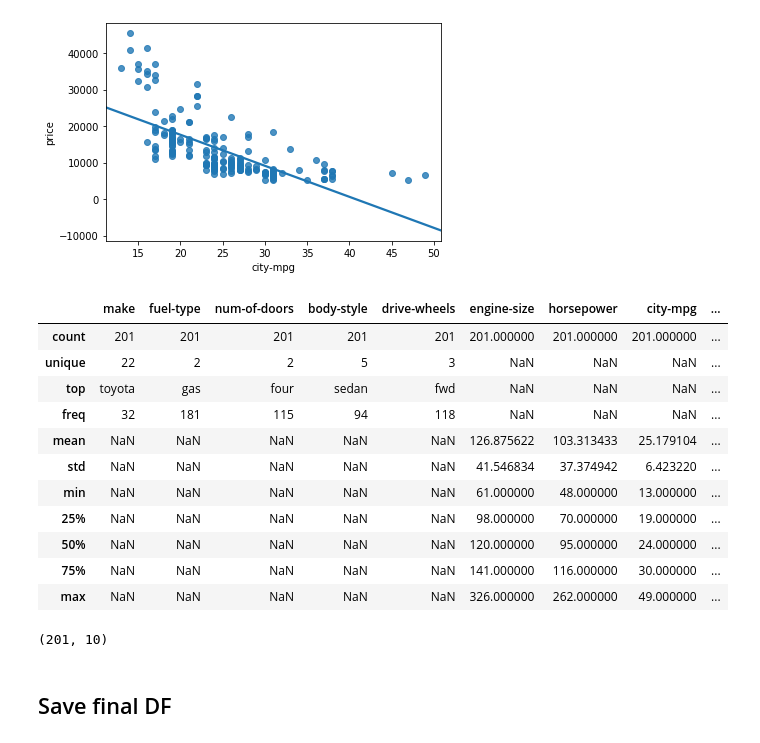
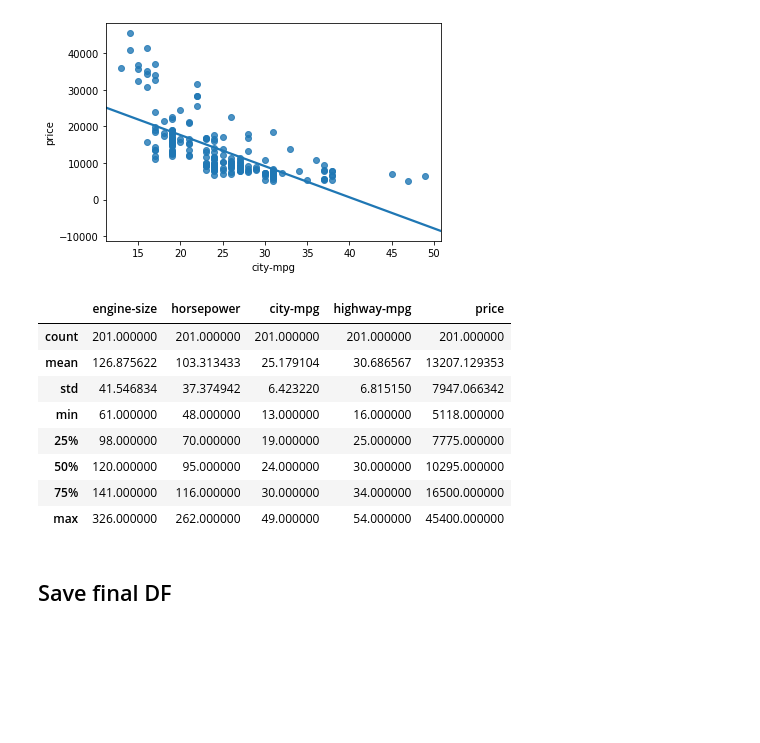
Before and after one commit to srikanthpragada/DS_01_OCT_2019, a Jupyter notebook: car/price_finder.ipynb, the cells around one changed output. Cells and saved outputs as stored; diff of their text form; code cells hidden in the pictures; blank space fills up the shorter version.

```diff
--- a/car/price_finder.ipynb
+++ b/car/price_finder.ipynb
@@ -360,6 +360,9 @@ cars['horsepower'] = cars['horsepower'].astype('float')
 # %%
 # Save 13-NOV
 cars.to_csv("cars_13_nov.csv",index=False)
+# %%
+## read from 13-nov
+cars = pd.read_csv("cars_13_nov.csv")
 # %%
 sns.heatmap(cars.corr(), annot=True)
 # %% [output]
@@ -405,24 +409,17 @@ sns.regplot(x ="city-mpg", y = 'price', data = cars, ci = False)
 <matplotlib.axes._subplots.AxesSubplot at 0x...>
 [figure]
 # %%
-cars.describe(include='all')
+cars.describe()
 # %% [output]
-|  | make | fuel-type | num-of-doors | body-style | drive-wheels | engine-size | horsepower | city-mpg | ... |
-| count | 201 | 201 | 201 | 201 | 201 | 201.000000 | 201.000000 | 201.000000 | ... |
-| unique | 22 | 2 | 2 | 5 | 3 | NaN | NaN | NaN | ... |
-| top | toyota | gas | four | sedan | fwd | NaN | NaN | NaN | ... |
-| freq | 32 | 181 | 115 | 94 | 118 | NaN | NaN | NaN | ... |
-| mean | NaN | NaN | NaN | NaN | NaN | 126.875622 | 103.313433 | 25.179104 | ... |
-| std | NaN | NaN | NaN | NaN | NaN | 41.546834 | 37.374942 | 6.423220 | ... |
-| min | NaN | NaN | NaN | NaN | NaN | 61.000000 | 48.000000 | 13.000000 | ... |
-| 25% | NaN | NaN | NaN | NaN | NaN | 98.000000 | 70.000000 | 19.000000 | ... |
-| 50% | NaN | NaN | NaN | NaN | NaN | 120.000000 | 95.000000 | 24.000000 | ... |
-| 75% | NaN | NaN | NaN | NaN | NaN | 141.000000 | 116.000000 | 30.000000 | ... |
-| max | NaN | NaN | NaN | NaN | NaN | 326.000000 | 262.000000 | 49.000000 | ... |
+|  | engine-size | horsepower | city-mpg | highway-mpg | price |
+| count | 201.000000 | 201.000000 | 201.000000 | 201.000000 | 201.000000 |
+| mean | 126.875622 | 103.313433 | 25.179104 | 30.686567 | 13207.129353 |
+| std | 41.546834 | 37.374942 | 6.423220 | 6.815150 | 7947.066342 |
+| min | 61.000000 | 48.000000 | 13.000000 | 16.000000 | 5118.000000 |
+| 25% | 98.000000 | 70.000000 | 19.000000 | 25.000000 | 7775.000000 |
+| 50% | 120.000000 | 95.000000 | 24.000000 | 30.000000 | 10295.000000 |
+| 75% | 141.000000 | 116.000000 | 30.000000 | 34.000000 | 16500.000000 |
+| max | 326.000000 | 262.000000 | 49.000000 | 54.000000 | 45400.000000 |
-# %%
-cars.shape
-# %% [output]
-(201, 10)
 # %% [markdown]
 ## Save final DF
 # %%
```
Also changed, not shown: parts of 22 cells of this notebook.
